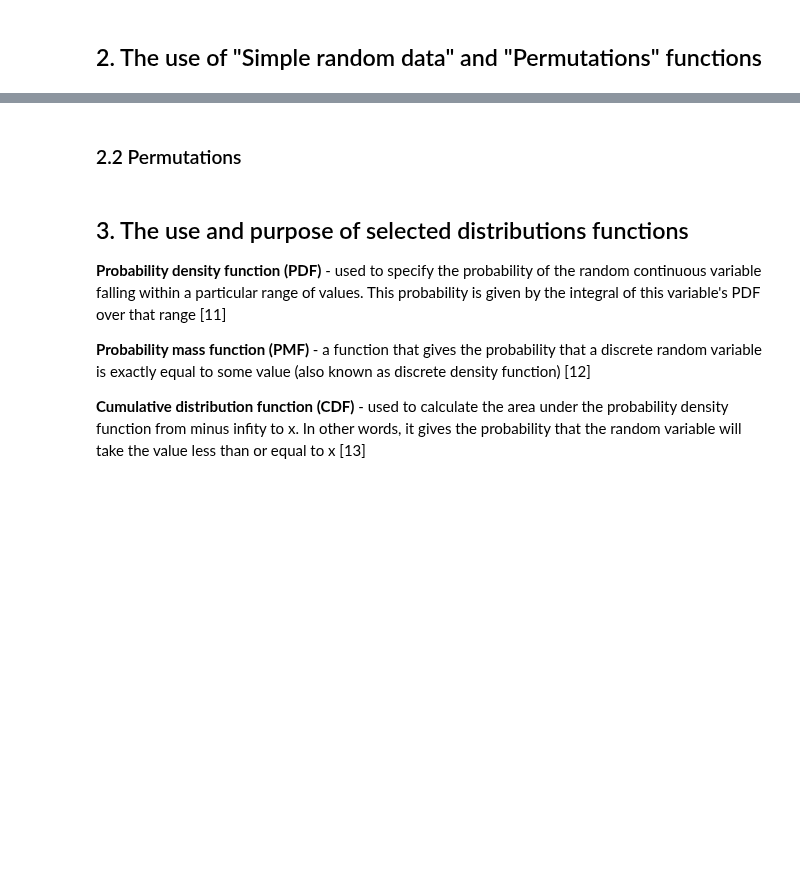
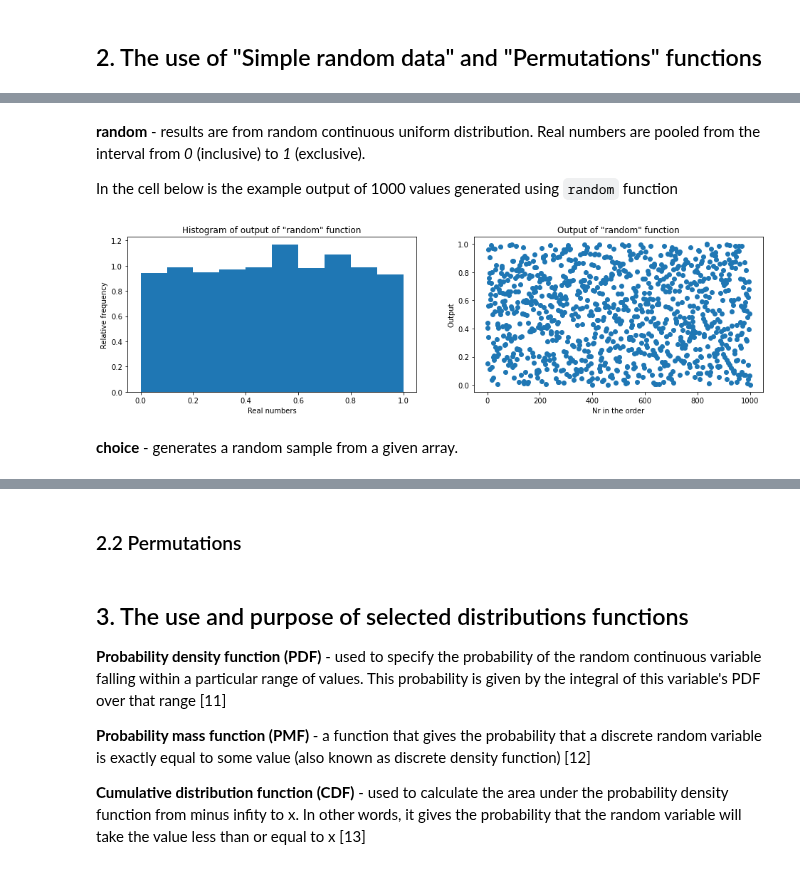
Before and after one commit to przemekbil/PfDA_2021, a Jupyter notebook: Assignments/Assignment.ipynb, the cells around one changed output, grey strips where cells are left out. Drawn from its saved outputs; the diff is of its cells as text; code cells hidden in the pictures; blank space fills up the shorter version.

```diff
--- a/Assignments/Assignment.ipynb
+++ b/Assignments/Assignment.ipynb
@@ -86,0 +118,32 @@ Thanks to addition of these steps, output of the PCG algorithms are challenging
+# %% [markdown]
+**random** - results are from random continuous uniform distribution. Real numbers are pooled from the interval from *0* (inclusive) to *1* (exclusive).
+
+In the cell below is the example output of 1000 values generated using ``random`` function
+# %%
+n=1000
+y = rng.random(n)
+b = np.arange(0, 11)/10.
+x = np.arange(0, n)
+
+# Add the histogram to the plot
+plt.subplot(1,2,1)
+plt.rcParams["figure.figsize"] = [16, 4]
+count, bins, ignored = plt.hist(y, b, density=True)
+
+# plot description
+plt.title('Histogram of output of "random" function')
+plt.xlabel('Real numbers')
+plt.ylabel('Relative frequency')
+
+plt.subplot(1,2,2)
+plt.scatter(x,y)
+plt.title('Output of "random" function')
+plt.xlabel('Nr in the order')
+plt.ylabel('Output')
+
+
+plt.show()
+# %% [output]
+[figure, added]
+# %% [markdown]
+**choice** - generates a random sample from a given array.
```
Also changed, not shown: parts of 7 cells of this notebook.
